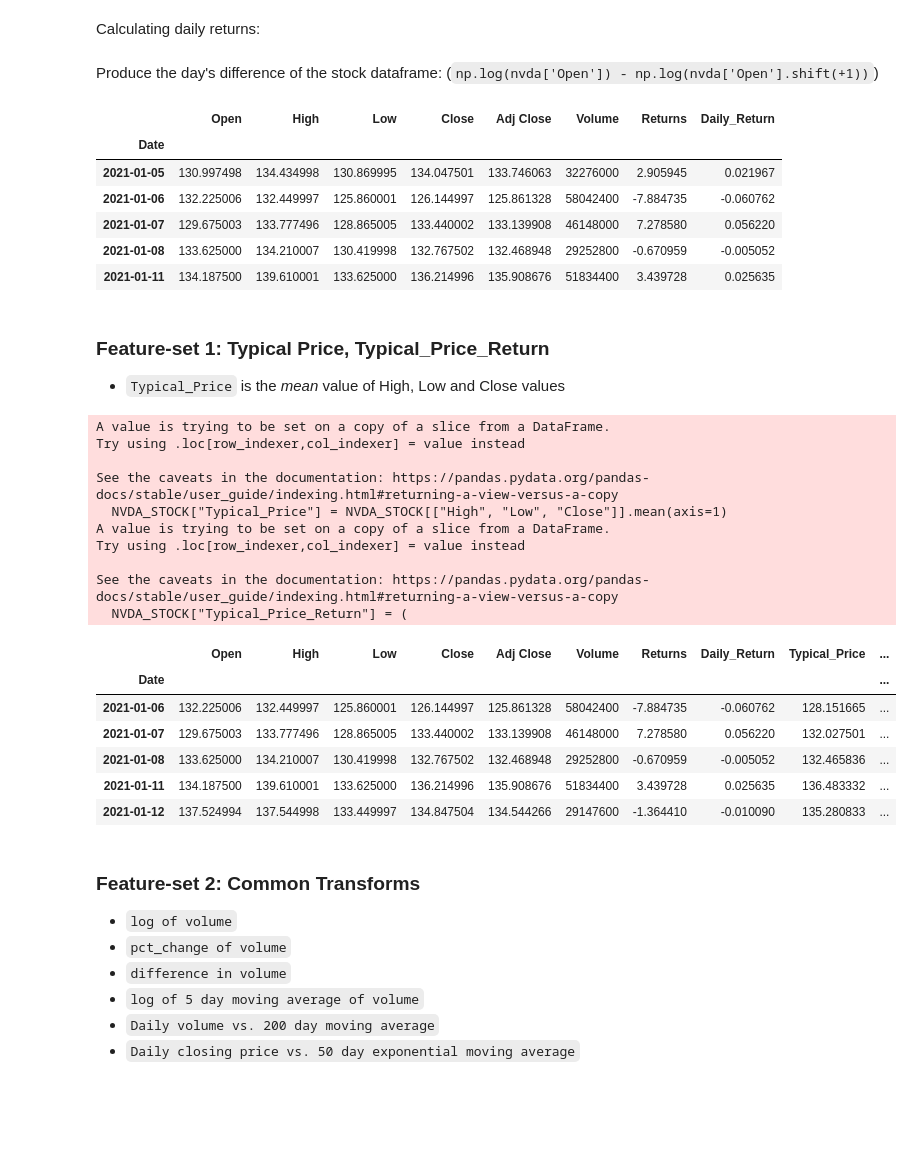
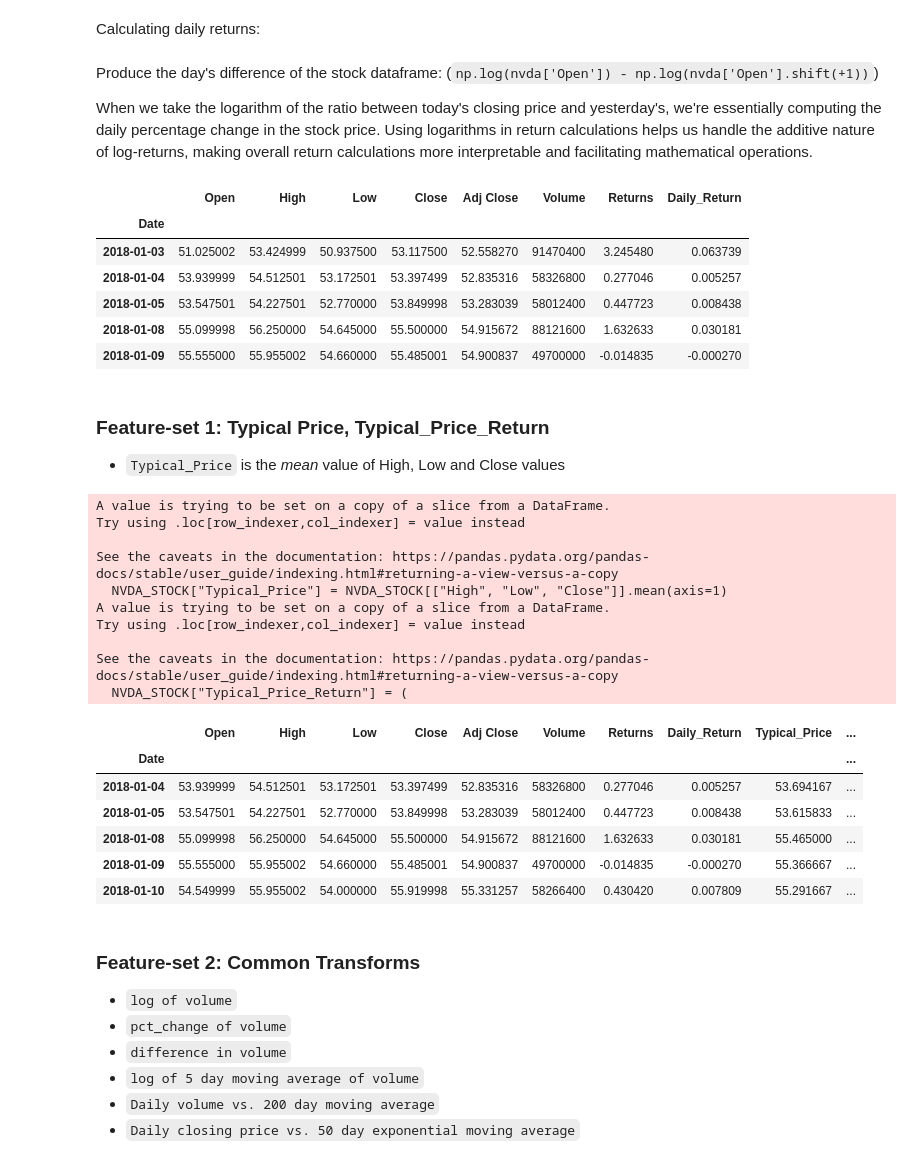
Before and after one commit to piyush-an/INFO7374_Predict_StockPrice, a Jupyter notebook: notebooks/2_FeatureMart.ipynb, the cells around one changed output. Drawn from its saved outputs; the diff is of its cells as text; code cells hidden in the pictures; blank space fills up the shorter version.

```diff
--- a/notebooks/2_FeatureMart.ipynb
+++ b/notebooks/2_FeatureMart.ipynb
@@ -61,7 +26,7 @@ import yfinance as yf
 import ta
 # %%
 # Define dataset start and end date => Two years worth of data
-start_date = datetime(2021, 1, 1)
+start_date = datetime(2018, 1, 1)
 end_date = datetime(2023, 12, 31)
 
 # Downloaded data
@@ -101,21 +68,21 @@ NVDA_STOCK
 Calculating daily returns:
 # %% [markdown]
 Produce the day's difference of the stock dataframe: (`np.log(nvda['Open']) - np.log(nvda['Open'].shift(+1))`)
+
+When we take the logarithm of the ratio between today's closing price and yesterday's, we're essentially computing the daily percentage change in the stock price. Using logarithms in return calculations helps us handle the additive nature of log-returns, making overall return calculations more interpretable and facilitating mathematical operations.
 # %%
 # Daily return
-NVDA_STOCK["Daily_Return"] = np.log(NVDA_STOCK["Adj Close"]) - np.log(
-    NVDA_STOCK["Adj Close"].shift(1)
-)
+NVDA_STOCK["Daily_Return"] = np.log(NVDA_STOCK["Adj Close"]) - np.log(NVDA_STOCK["Adj Close"].shift(1))
 NVDA_STOCK = NVDA_STOCK.dropna()
 NVDA_STOCK.head()
 # %% [output]
 |  | Open | High | Low | Close | Adj Close | Volume | Returns | Daily_Return |
 | Date |  |  |  |  |  |  |  |  |
-| 2021-01-05 | 130.997498 | 134.434998 | 130.869995 | 134.047501 | 133.746063 | 32276000 | 2.905945 | 0.021967 |
-| 2021-01-06 | 132.225006 | 132.449997 | 125.860001 | 126.144997 | 125.861328 | 58042400 | -7.884735 | -0.060762 |
-| 2021-01-07 | 129.675003 | 133.777496 | 128.865005 | 133.440002 | 133.139908 | 46148000 | 7.278580 | 0.056220 |
-| 2021-01-08 | 133.625000 | 134.210007 | 130.419998 | 132.767502 | 132.468948 | 29252800 | -0.670959 | -0.005052 |
-| 2021-01-11 | 134.187500 | 139.610001 | 133.625000 | 136.214996 | 135.908676 | 51834400 | 3.439728 | 0.025635 |
+| 2018-01-03 | 51.025002 | 53.424999 | 50.937500 | 53.117500 | 52.558270 | 91470400 | 3.245480 | 0.063739 |
+| 2018-01-04 | 53.939999 | 54.512501 | 53.172501 | 53.397499 | 52.835316 | 58326800 | 0.277046 | 0.005257 |
+| 2018-01-05 | 53.547501 | 54.227501 | 52.770000 | 53.849998 | 53.283039 | 58012400 | 0.447723 | 0.008438 |
+| 2018-01-08 | 55.099998 | 56.250000 | 54.645000 | 55.500000 | 54.915672 | 88121600 | 1.632633 | 0.030181 |
+| 2018-01-09 | 55.555000 | 55.955002 | 54.660000 | 55.485001 | 54.900837 | 49700000 | -0.014835 | -0.000270 |
 # %% [markdown]
 ### Feature-set 1: Typical Price, Typical_Price_Return
 - `Typical_Price` is the *mean* value of High, Low and Close values
@@ -139,11 +106,11 @@ See the caveats in the documentation: https://pandas.pydata.org/pandas-docs/stab
   NVDA_STOCK["Typical_Price_Return"] = (
 |  | Open | High | Low | Close | Adj Close | Volume | Returns | Daily_Return | Typical_Price | ... |
 | Date |  |  |  |  |  |  |  |  |  | ... |
-| 2021-01-06 | 132.225006 | 132.449997 | 125.860001 | 126.144997 | 125.861328 | 58042400 | -7.884735 | -0.060762 | 128.151665 | ... |
-| 2021-01-07 | 129.675003 | 133.777496 | 128.865005 | 133.440002 | 133.139908 | 46148000 | 7.278580 | 0.056220 | 132.027501 | ... |
-| 2021-01-08 | 133.625000 | 134.210007 | 130.419998 | 132.767502 | 132.468948 | 29252800 | -0.670959 | -0.005052 | 132.465836 | ... |
-| 2021-01-11 | 134.187500 | 139.610001 | 133.625000 | 136.214996 | 135.908676 | 51834400 | 3.439728 | 0.025635 | 136.483332 | ... |
-| 2021-01-12 | 137.524994 | 137.544998 | 133.449997 | 134.847504 | 134.544266 | 29147600 | -1.364410 | -0.010090 | 135.280833 | ... |
+| 2018-01-04 | 53.939999 | 54.512501 | 53.172501 | 53.397499 | 52.835316 | 58326800 | 0.277046 | 0.005257 | 53.694167 | ... |
+| 2018-01-05 | 53.547501 | 54.227501 | 52.770000 | 53.849998 | 53.283039 | 58012400 | 0.447723 | 0.008438 | 53.615833 | ... |
+| 2018-01-08 | 55.099998 | 56.250000 | 54.645000 | 55.500000 | 54.915672 | 88121600 | 1.632633 | 0.030181 | 55.465000 | ... |
+| 2018-01-09 | 55.555000 | 55.955002 | 54.660000 | 55.485001 | 54.900837 | 49700000 | -0.014835 | -0.000270 | 55.366667 | ... |
+| 2018-01-10 | 54.549999 | 55.955002 | 54.000000 | 55.919998 | 55.331257 | 58266400 | 0.430420 | 0.007809 | 55.291667 | ... |
 # %% [markdown]
 ### Feature-set 2: Common Transforms
 - `log of volume`
```
Also changed, not shown: parts of 21 cells of this notebook, 1 other file.
